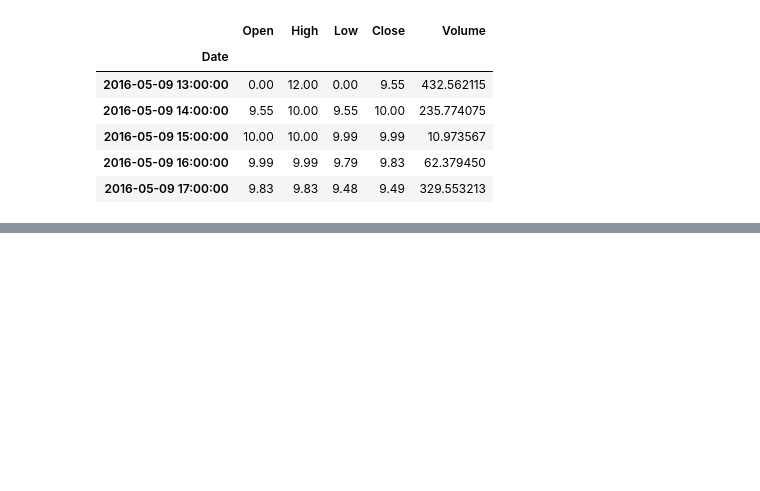
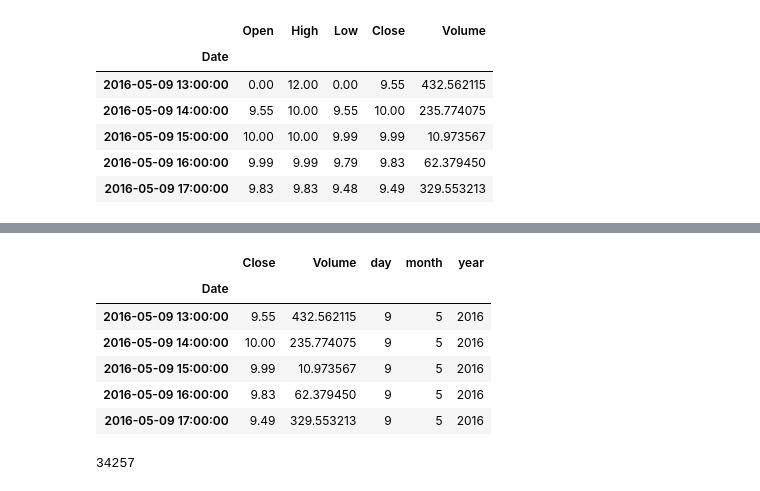
Before and after one commit to amith-vardhan99/udemy, a Jupyter notebook: Ethereum Price Prediction using GRU-LSTMs for Forecasting/notebook.ipynb, the cells around one changed output, grey strips where cells are left out. Drawn from its saved outputs; the diff is of its cells as text; code cells hidden in the pictures; blank space fills up the shorter version.

```diff
--- a/Ethereum Price Prediction using GRU-LSTMs for Forecasting/notebook.ipynb
+++ b/Ethereum Price Prediction using GRU-LSTMs for Forecasting/notebook.ipynb
@@ -152,0 +165,13 @@ AttributeError: 'DatetimeProperties' object has no attribute 'weekofyear'
+# %%
+columns_to_remove = ["Open","High","Low","hour","dayofweek","dayofyear","weekofyear"]
+df_6 = df_5.drop(columns=columns_to_remove)
+df_6.set_index(keys="Date",inplace=True)
+df_6.head()
+# %% [output]
+|  | Close | Volume | day | month | year |
+| Date |  |  |  |  |  |
+| 2016-05-09 13:00:00 | 9.55 | 432.562115 | 9 | 5 | 2016 |
+| 2016-05-09 14:00:00 | 10.00 | 235.774075 | 9 | 5 | 2016 |
+| 2016-05-09 15:00:00 | 9.99 | 10.973567 | 9 | 5 | 2016 |
+| 2016-05-09 16:00:00 | 9.83 | 62.379450 | 9 | 5 | 2016 |
+| 2016-05-09 17:00:00 | 9.49 | 329.553213 | 9 | 5 | 2016 |
@@ -152,0 +188,4 @@ AttributeError: 'DatetimeProperties' object has no attribute 'weekofyear'
+# %%
+len(close)-length
+# %% [output]
+34257
```
Also changed, not shown: parts of 5 cells of this notebook.
